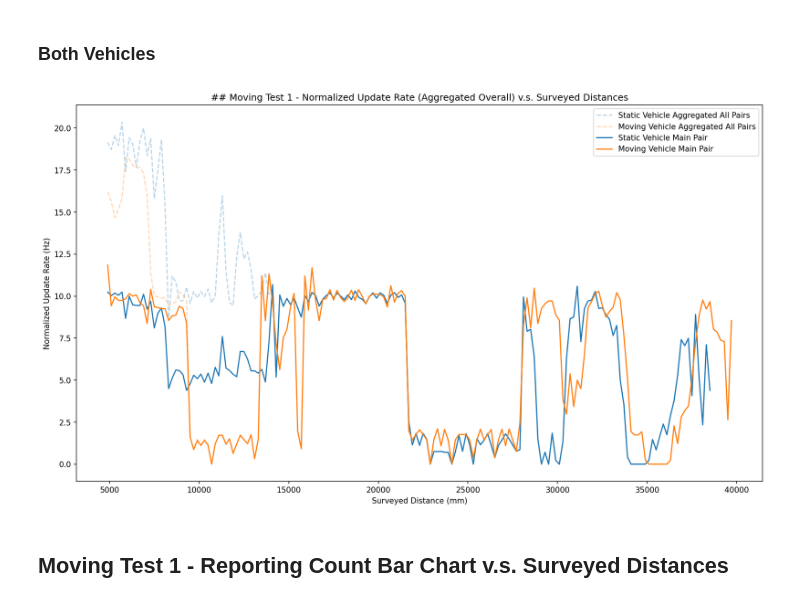
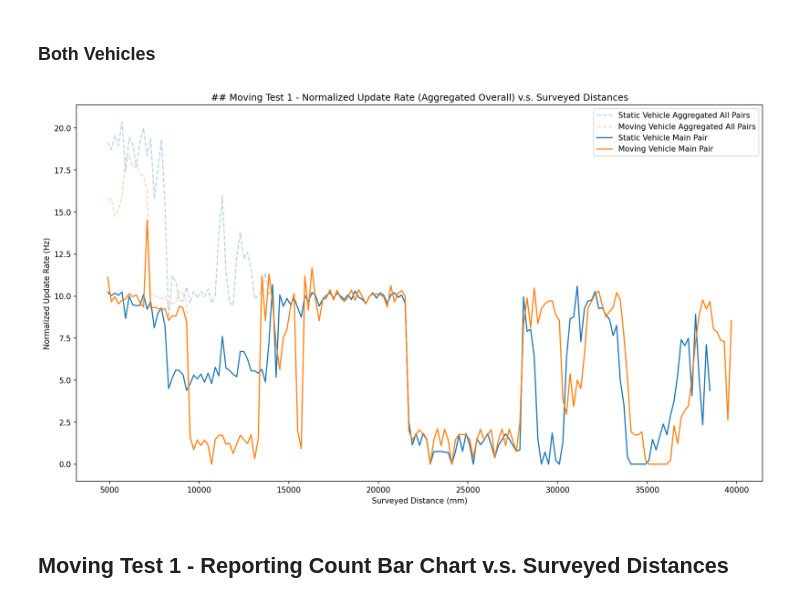
Before and after one commit to hegxiten/UWB-Lab-Rutgers-Rail, a Jupyter notebook: UWB_Ranging_System_Design_and_Testing/uwb_ranging_fieldtest_results/CONCISE_moving_test.ipynb, the cells around one changed output. Saved outputs shown, nothing was run; the diff lists cells and outputs as text; code cells hidden in the pictures.

```diff
--- a/UWB_Ranging_System_Design_and_Testing/uwb_ranging_fieldtest_results/CONCISE_moving_test.ipynb
+++ b/UWB_Ranging_System_Design_and_Testing/uwb_ranging_fieldtest_results/CONCISE_moving_test.ipynb
@@ -40,10 +40,15 @@ moving_focusing_slaves = ['45BA', '0B8A']
 moving_master_slave_mapping = { '88BA': [moving_focusing_slaves[0], moving_focusing_slaves[1]],
                         '111C': [moving_focusing_slaves[1], moving_focusing_slaves[0]]}
 static_veh, moving_veh = 1, 2
+#############################################
+# if skip plotting any tests, list them here
+skiptests = []
+#############################################
 all_test_files, ground_truth_list = post_process_get_moving_test_data_and_timestamp(ROOT_DIR,
                                                                                     "Moving Test 1 (V2V)",
                                                                                     "V2",
-                                                                                    CALIBRATED_CAM_TO_V2B)
+                                                                                    CALIBRATED_CAM_TO_V2B,
+                                                                                    skiptests=skiptests)
 assert(len(all_test_files) == len(ground_truth_list))
 all_test_names_dup = [os.path.basename(os.path.dirname(f)) for f in all_test_files]
 # Remove Duplicates of Test Names
@@ -367,26 +361,6 @@ for raw_name in all_test_names:
     df_static_veh_all_pairs = parsing_results["df_static_veh_all_pairs"]
     df_moving_veh_all_pairs = parsing_results["df_moving_veh_all_pairs"]
     moving_ground_truth_df = parsing_results["moving_ground_truth_df"]
-
-    df_static_veh_hz_aggregated_all_pairs = update_rate_by_strict_pairs(df_static_veh_all_pairs,
-                                                                        static_master_slave_mapping.keys(),
-                                                                        static_focusing_slaves)
-    df_moving_veh_hz_aggregated_all_pairs = update_rate_by_strict_pairs(df_moving_veh_all_pairs,
-                                                                        moving_master_slave_mapping.keys(),
-                                                                        moving_focusing_slaves)
-    df_static_veh_hz_aggregated_all_pairs = instant_spd_by_strict_pairs(df_static_veh_hz_aggregated_all_pairs,
-                                                                        static_master_slave_mapping.keys(),
-                                                                        static_focusing_slaves)
-    df_moving_veh_hz_aggregated_all_pairs = instant_spd_by_strict_pairs(df_moving_veh_hz_aggregated_all_pairs,
-                                                                        moving_master_slave_mapping.keys(),
-                                                                        moving_focusing_slaves)
-
-    df_static_veh_hz_aggregated_all_pairs.sort_values(['Timestamp Norm (s)', 'Reporting Slave'],
-                                                      ascending=[True, True],
-                                                      inplace=True)
-    df_moving_veh_hz_aggregated_all_pairs.sort_values(['Timestamp Norm (s)', 'Reporting Slave'],
-                                                      ascending=[True, True],
-                                                      inplace=True)
 
     if moving_ground_truth_df is not None:
         # Calculate Ground Truth Instant Speed
@@ -948,7 +934,8 @@ for df in static_stats_time_idx:
             interpolated_idx_df = pd.DataFrame(index=bins)
             inserted_idx_df = pd.concat([df, interpolated_idx_df]).sort_index()
             inserted_idx_df["Timestamp Norm (s)"] = inserted_idx_df["Timestamp Norm (s)"].interpolate(method="linear", limit_direction='both', limit_area='inside')
-            interpolated_idx_df["Timestamp Norms (s)"] = inserted_idx_df["Timestamp Norm (s)"]
+            interpolated_idx_df["Timestamp Norms (s)"] = (
+                inserted_idx_df[~inserted_idx_df.index.duplicated(keep='first')]["Timestamp Norm (s)"])
             grouped_df = pd.DataFrame()
             grouped_df["min timestamp"] = df["Timestamp Norm (s)"].groupby(pd.cut(df.index, bins)).min()
             grouped_df["max timestamp"] = df["Timestamp Norm (s)"].groupby(pd.cut(df.index, bins)).max()
@@ -991,7 +978,8 @@ for df in moving_stats_time_idx:
             interpolated_idx_df = pd.DataFrame(index=bins)
             inserted_idx_df = pd.concat([df, interpolated_idx_df]).sort_index()
             inserted_idx_df["Timestamp Norm (s)"] = inserted_idx_df["Timestamp Norm (s)"].interpolate(method="linear", limit_direction='both', limit_area='inside')
-            interpolated_idx_df["Timestamp Norms (s)"] = inserted_idx_df["Timestamp Norm (s)"]
+            interpolated_idx_df["Timestamp Norms (s)"] = (
+                inserted_idx_df[~inserted_idx_df.index.duplicated(keep='first')]["Timestamp Norm (s)"])
             grouped_df = pd.DataFrame()
             grouped_df["min timestamp"] = df["Timestamp Norm (s)"].groupby(pd.cut(df.index, bins)).min()
             grouped_df["max timestamp"] = df["Timestamp Norm (s)"].groupby(pd.cut(df.index, bins)).max()
@@ -1048,7 +1036,8 @@ for df in static_stats_time_idx:
                     interpolated_idx_df = pd.DataFrame(index=bins)
                     inserted_idx_df = pd.concat([pairwise_df, interpolated_idx_df]).sort_index()
                     inserted_idx_df["Timestamp Norm (s)"] = inserted_idx_df["Timestamp Norm (s)"].interpolate(method="linear", limit_direction='both', limit_area='inside')
-                    interpolated_idx_df["Timestamp Norms (s)"] = inserted_idx_df["Timestamp Norm (s)"]
+                    interpolated_idx_df["Timestamp Norms (s)"] = (
+                        inserted_idx_df[~inserted_idx_df.index.duplicated(keep='first')]["Timestamp Norm (s)"])
                     grouped_df = pd.DataFrame()
                     grouped_df["min timestamp"] = pairwise_df["Timestamp Norm (s)"].groupby(pd.cut(pairwise_df.index, bins)).min()
                     grouped_df["max timestamp"] = pairwise_df["Timestamp Norm (s)"].groupby(pd.cut(pairwise_df.index, bins)).max()
@@ -1097,7 +1086,8 @@ for df in moving_stats_time_idx:
                     interpolated_idx_df = pd.DataFrame(index=bins)
                     inserted_idx_df = pd.concat([pairwise_df, interpolated_idx_df]).sort_index()
                     inserted_idx_df["Timestamp Norm (s)"] = inserted_idx_df["Timestamp Norm (s)"].interpolate(method="linear", limit_direction='both', limit_area='inside')
-                    interpolated_idx_df["Timestamp Norms (s)"] = inserted_idx_df["Timestamp Norm (s)"]
+                    interpolated_idx_df["Timestamp Norms (s)"] = (
+                        inserted_idx_df[~inserted_idx_df.index.duplicated(keep='first')]["Timestamp Norm (s)"])
                     grouped_df = pd.DataFrame()
                     grouped_df["min timestamp"] = pairwise_df["Timestamp Norm (s)"].groupby(pd.cut(pairwise_df.index, bins)).min()
                     grouped_df["max timestamp"] = pairwise_df["Timestamp Norm (s)"].groupby(pd.cut(pairwise_df.index, bins)).max()
@@ -1123,34 +1113,34 @@ for df in moving_grouped_list_main_pair:
     df = df.reindex_like(moving_df_counts).fillna(0)
     moving_df_counts_main_pair['reporting counts'] = moving_df_counts_main_pair['reporting counts'] + df['reporting counts']
     moving_df_counts_main_pair['duration'] = moving_df_counts_main_pair['duration'] + df['duration']
 
 figure = plt.figure(figsize=(16, 9), dpi=150)
 ax = figure.add_subplot(111)
 ax.plot([i.mid for i in
          (static_df_counts['reporting counts'] / static_df_counts['duration']).index.array],
         static_df_counts['reporting counts'] / static_df_counts['duration'],
         label="Static Vehicle Aggregated All Pairs",color="C0", alpha=0.3, linestyle='--')
 ax.plot([i.mid for i in
          (moving_df_counts['reporting counts'] / moving_df_counts['duration']).index.array],
         moving_df_counts['reporting counts'] / moving_df_counts['duration'],
         label="Moving Vehicle Aggregated All Pairs",color="C1", alpha=0.3, linestyle='--')
 
 ax.plot([i.mid for i in
          (static_df_counts_main_pair['reporting counts'] / static_df_counts_main_pair['duration']).index.array],
         static_df_counts_main_pair['reporting counts'] / static_df_counts_main_pair['duration'],
         label="Static Vehicle Main Pair", color="C0")
 ax.plot([i.mid for i in
          (moving_df_counts_main_pair['reporting counts'] / moving_df_counts_main_pair['duration']).index.array],
         moving_df_counts_main_pair['reporting counts'] / moving_df_counts_main_pair['duration'],
         label="Moving Vehicle Main Pair", color="C1")
 
 ax.legend()
 ax.set_ylabel("Normalized Update Rate (Hz)")
 ax.set_xlabel("Surveyed Distance (mm)")
 ax.set_title("## Moving Test 1 - Normalized Update Rate (Aggregated Overall) v.s. Surveyed Distances")
 plt.show()
 # %% [output]
-[figure, old version]
+[figure, new version]
 # %% [markdown]
 ## Moving Test 1 - Reporting Count Bar Chart v.s. Surveyed Distances
 # %% [markdown]
```
Also changed, not shown: parts of 11 cells of this notebook, 13 other files.
